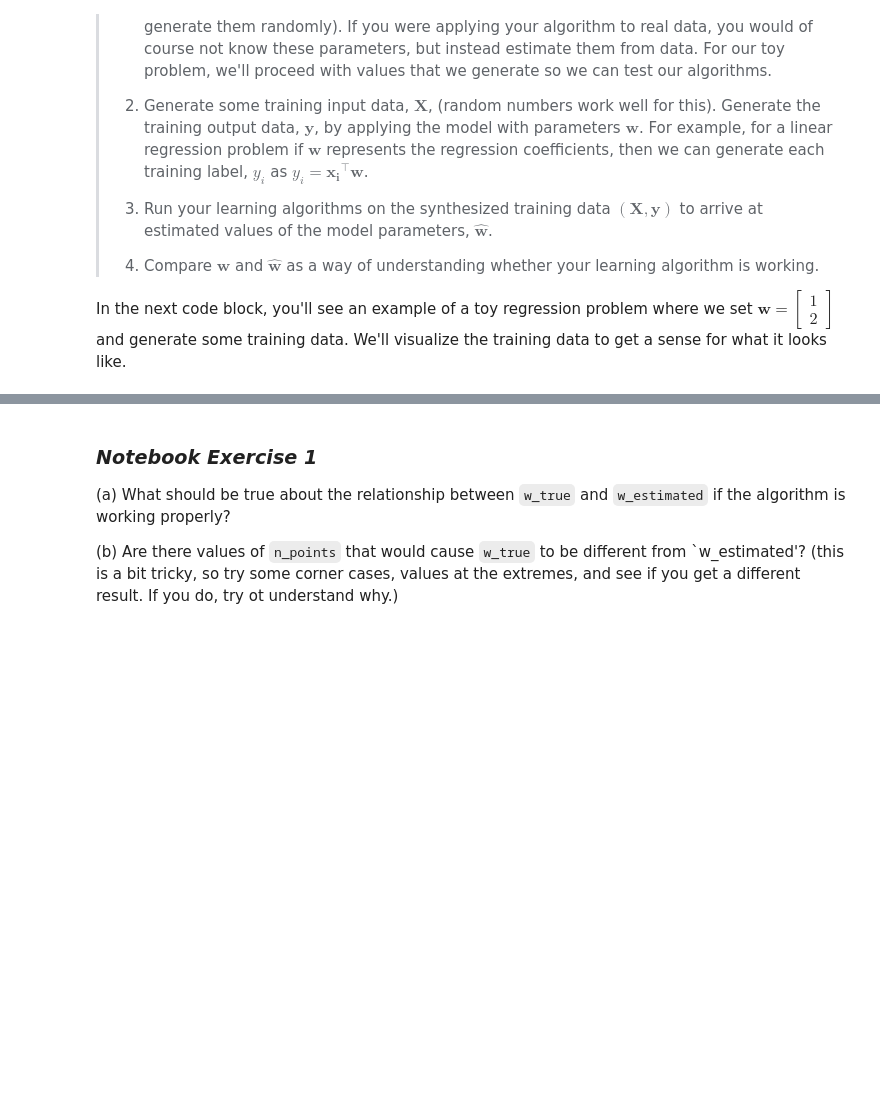
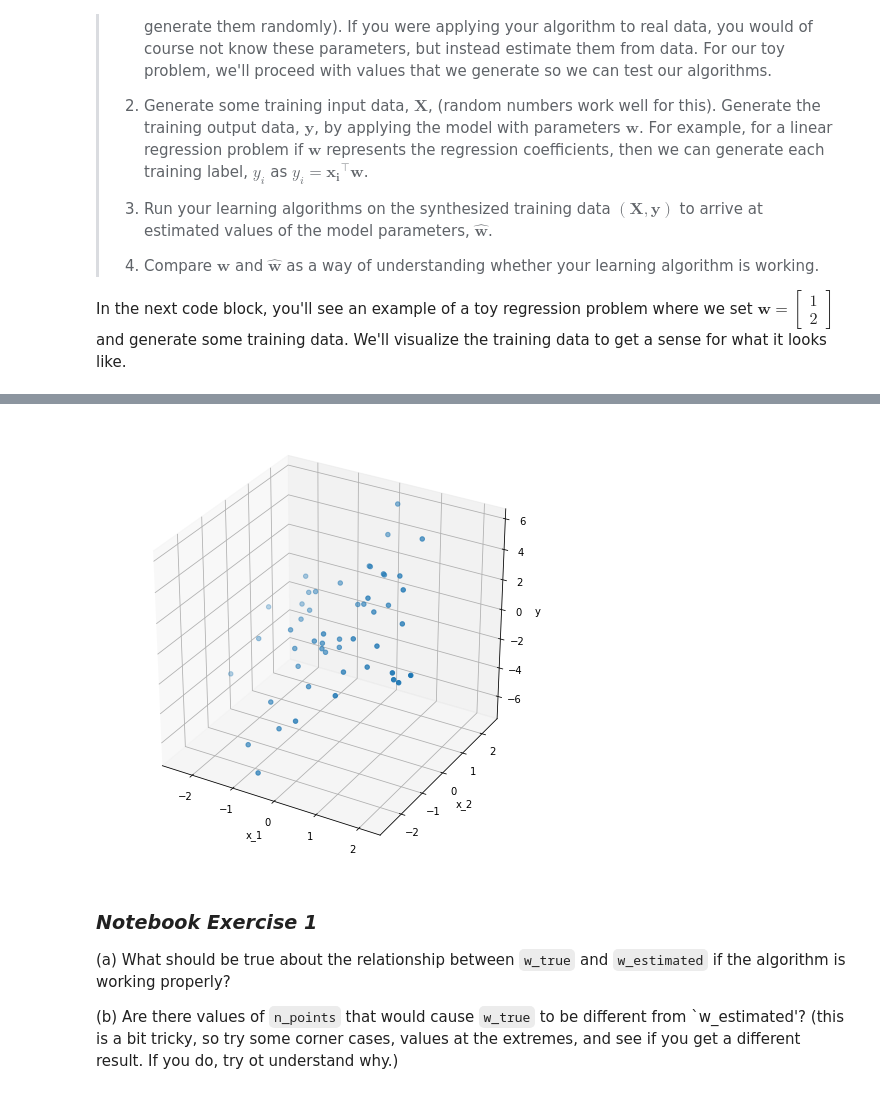
Before and after one commit to mlfa19/assignments, a Jupyter notebook: Module 1/02/Assignment_02_Companion.ipynb, the cells around one changed output, grey strips where cells are left out. Cells and saved outputs as stored; diff of their text form; code cells hidden in the pictures; blank space fills up the shorter version.

```diff
--- a/Module 1/02/Assignment_02_Companion.ipynb
+++ b/Module 1/02/Assignment_02_Companion.ipynb
@@ -21,7 +21,7 @@ As we discovered in the last assignmnet, the idea of a toy problem is very usefu
 
 In the next code block, you'll see an example of a toy regression problem where we set $\mathbf{w} = \begin{bmatrix} 1 \\ 2 \end{bmatrix}$ and generate some training data.  We'll visualize the training data to get a sense for what it looks like.
 # %%
-%matplotlib notebook
+%matplotlib inline
 from mpl_toolkits.mplot3d import Axes3D
 import numpy as np
 import matplotlib.pyplot as plt
@@ -32,7 +32,7 @@ w_true = np.array([1, 2])
 # we'll apply a Gaussian noise with a standard deviation of 0.5 to the outputs to make it more interesting
 y = X.dot(w_true) + np.random.randn(n_points,)*0.5
 
-fig = plt.figure()
+fig = plt.figure(figsize=(8,8))
 ax = fig.add_subplot(111, projection='3d')
 
 ax.scatter(X[:,0], X[:,1], y)
@@ -47,3 +45,4 @@ plt.show()
+[figure, added]
 # %% [markdown]
 ### *Notebook Exercise 1*
 
```
Also changed, not shown: parts of 1 cell of this notebook.
